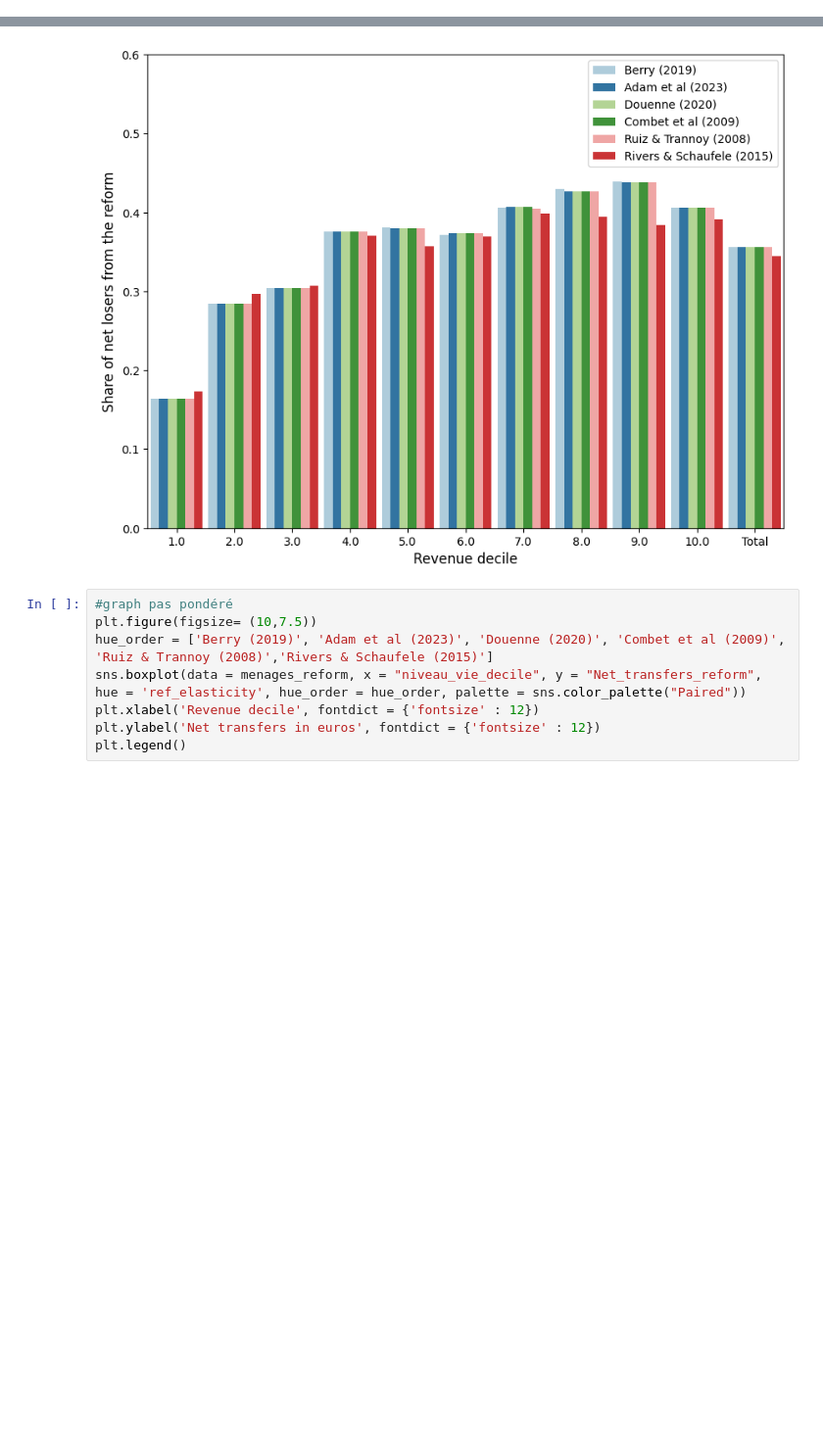
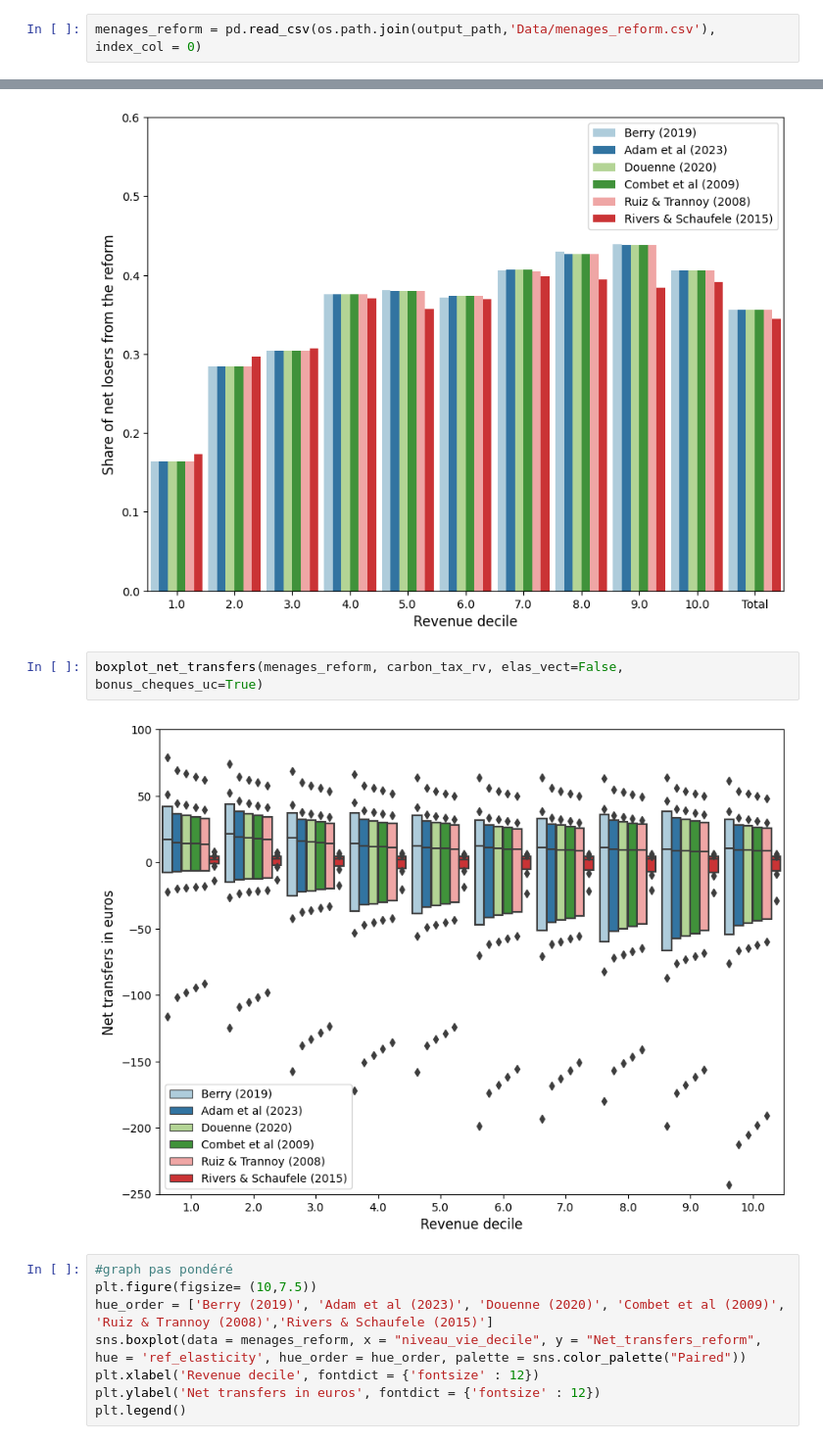
Before and after one commit to openfisca/openfisca-france-indirect-taxation, a Jupyter notebook: openfisca_france_indirect_taxation/projects/Master_Thesis_Herve/Simulation_taxe_energie_winners_losers.ipynb, the cells around one changed output, grey strips where cells are left out. Shown at 98% size. Drawn from its saved outputs; the diff is of its cells as text; blank space fills up the shorter version.

Commit message:
graph weighted boxplots

```diff
--- a/openfisca_france_indirect_taxation/projects/Master_Thesis_Herve/Simulation_taxe_energie_winners_losers.ipynb
+++ b/openfisca_france_indirect_taxation/projects/Master_Thesis_Herve/Simulation_taxe_energie_winners_losers.ipynb
@@ -63,7 +50,13 @@ to_graph[to_graph['niveau_vie_decile'] == 1.0]
+# %%
+menages_reform = pd.read_csv(os.path.join(output_path,'Data/menages_reform.csv'), index_col = 0)
 # %%
 graph_winners_losers(to_graph,carbon_tax_rv,elas_vect= False,bonus_cheques_uc=True)
 # %% [output]
 [figure]
+# %%
+boxplot_net_transfers(menages_reform, carbon_tax_rv, elas_vect=False, bonus_cheques_uc=True)
+# %% [output]
+[figure, added]
 # %%
 #graph pas pondéré
 plt.figure(figsize= (10,7.5))
```
Also changed, not shown: parts of 10 cells of this notebook, 1 other file.
